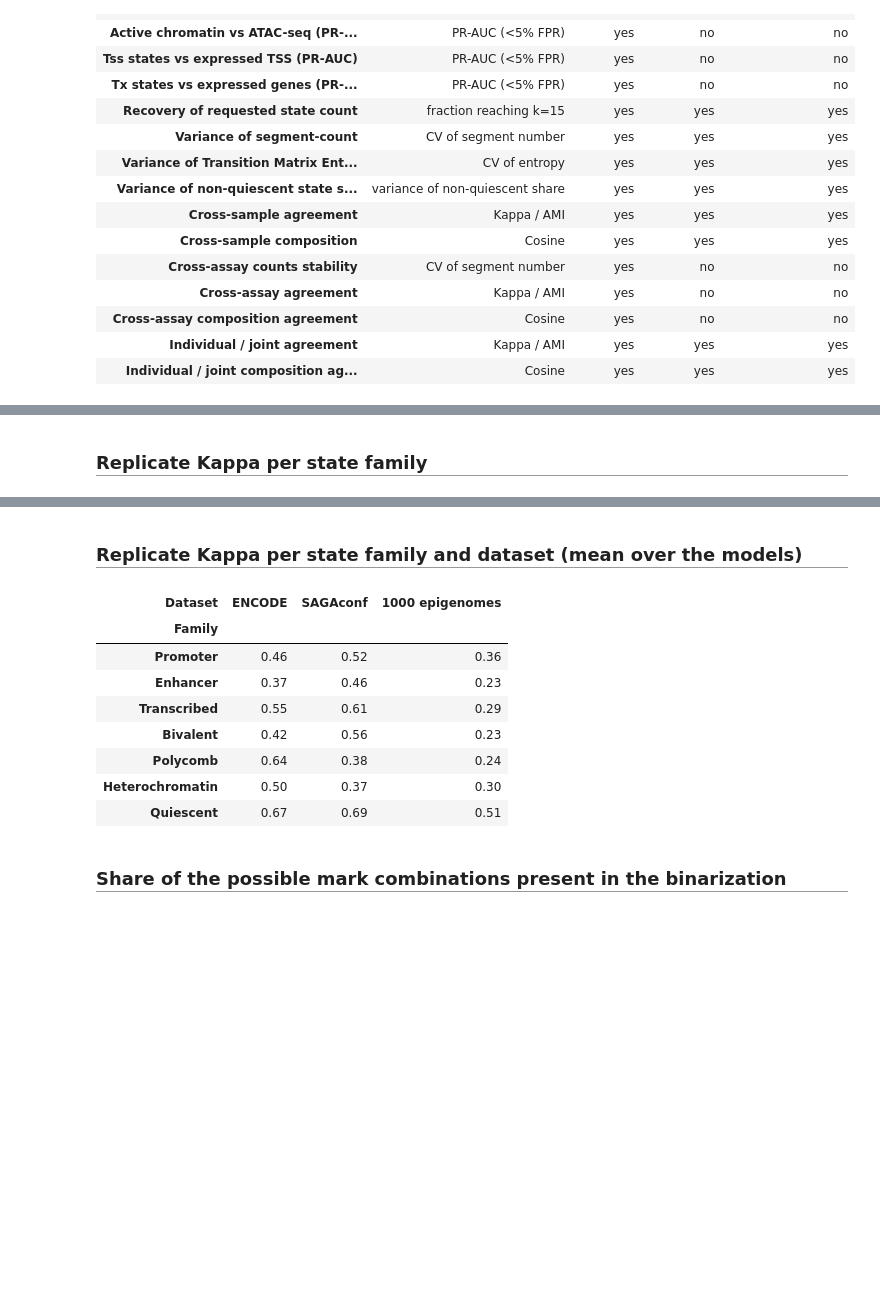
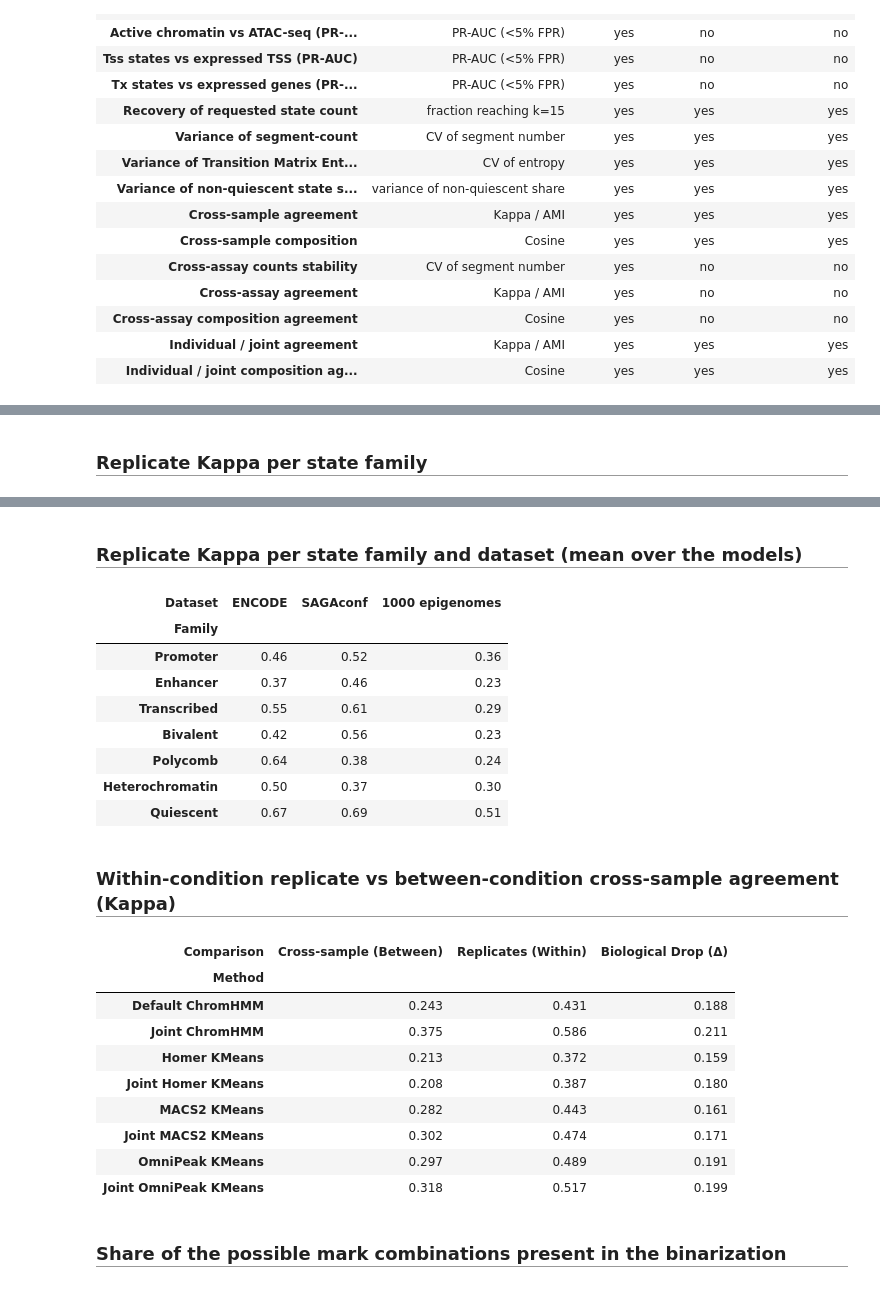
Before and after one commit to JetBrains-Research/segmentations, a Jupyter notebook: summary.ipynb, the cells around one changed output, grey strips where cells are left out. Saved outputs shown, nothing was run; the diff lists cells and outputs as text; code cells hidden in the pictures; blank space fills up the shorter version.

```diff
--- a/summary.ipynb
+++ b/summary.ipynb
@@ -3712,33 +4067,54 @@ display(family_table(df_rep_families, KAPPA_DISPLAY)
 header(f"Replicate {KAPPA_DISPLAY} per state family and dataset "
        f"(mean over the models)")
 display(df_rep_families[df_rep_families["Metric"] == KAPPA_DISPLAY]
         .pivot_table(index="Family", columns="Dataset", values="Value",
                      aggfunc="mean", observed=True)
         .reindex(index=[f for f in STATE_FAMILIES
                         if f in set(df_rep_families["Family"])])
         .rename(columns=DATASET_NAMES).round(2))
+
+header(f"Within-condition replicate vs between-condition cross-sample agreement ({KAPPA_DISPLAY})")
+display(df_comparisons[
+    (df_comparisons["Metric"] == KAPPA_DISPLAY)
+    & df_comparisons["Comparison"].isin(["replicates", "cross_sample"])
+].groupby(["Method", "Comparison"], observed=True)["Value"].mean().unstack(level="Comparison")
+ .assign(Delta=lambda df: df["replicates"] - df["cross_sample"])
+ .reindex(index=[m for m in utils.METHOD_ORDER if m in set(df_comparisons["Method"])])
+ .rename(columns={"replicates": "Replicates (Within)", "cross_sample": "Cross-sample (Between)", "Delta": "Biological Drop (Δ)"})
+ .rename(index=utils.display_name).round(3))
 # %% [output]
 Replicate Kappa per state family
 | Family | Promoter | Enhancer | Transcribed | Bivalent | Polycomb | Heterochromatin | Quiescent |
 | Method |  |  |  |  |  |  |  |
 | Default ChromHMM | 0.46 | 0.39 | 0.56 | 0.42 | 0.42 | 0.38 | 0.64 |
 | Homer KMeans | 0.34 | 0.27 | 0.41 | 0.16 | 0.35 | 0.35 | 0.57 |
 | MACS2 KMeans | 0.36 | 0.30 | 0.36 | 0.26 | 0.40 | 0.29 | 0.61 |
 | OmniPeak KMeans | 0.42 | 0.34 | 0.51 | 0.23 | 0.41 | 0.44 | 0.65 |
 | Joint ChromHMM | 0.60 | 0.46 | 0.62 | 0.54 | 0.54 | 0.51 | 0.70 |
 | Joint Homer KMeans | 0.40 | 0.32 | 0.43 | 0.33 | 0.38 | 0.35 | 0.57 |
 | Joint MACS2 KMeans | 0.46 | 0.32 | 0.41 | 0.36 | 0.39 | 0.32 | 0.61 |
 | Joint OmniPeak KMeans | 0.52 | 0.40 | 0.55 | 0.37 | 0.46 | 0.47 | 0.65 |
 Replicate Kappa per state family and dataset (mean over the models)
 | Dataset | ENCODE | SAGAconf | 1000 epigenomes |
 | Family |  |  |  |
 | Promoter | 0.46 | 0.52 | 0.36 |
 | Enhancer | 0.37 | 0.46 | 0.23 |
 | Transcribed | 0.55 | 0.61 | 0.29 |
 | Bivalent | 0.42 | 0.56 | 0.23 |
 | Polycomb | 0.64 | 0.38 | 0.24 |
 | Heterochromatin | 0.50 | 0.37 | 0.30 |
 | Quiescent | 0.67 | 0.69 | 0.51 |
+Within-condition replicate vs between-condition cross-sample agreement (Kappa)
+| Comparison | Cross-sample (Between) | Replicates (Within) | Biological Drop (Δ) |
+| Method |  |  |  |
+| Default ChromHMM | 0.243 | 0.431 | 0.188 |
+| Joint ChromHMM | 0.375 | 0.586 | 0.211 |
+| Homer KMeans | 0.213 | 0.372 | 0.159 |
+| Joint Homer KMeans | 0.208 | 0.387 | 0.180 |
+| MACS2 KMeans | 0.282 | 0.443 | 0.161 |
+| Joint MACS2 KMeans | 0.302 | 0.474 | 0.171 |
+| OmniPeak KMeans | 0.297 | 0.489 | 0.191 |
+| Joint OmniPeak KMeans | 0.318 | 0.517 | 0.199 |
 # %%
 header("Share of the possible mark combinations present in the binarization")
 display(combination_usage(df_mark_combinations)
```
Also changed, not shown: parts of 6 cells of this notebook, 9 other files.
